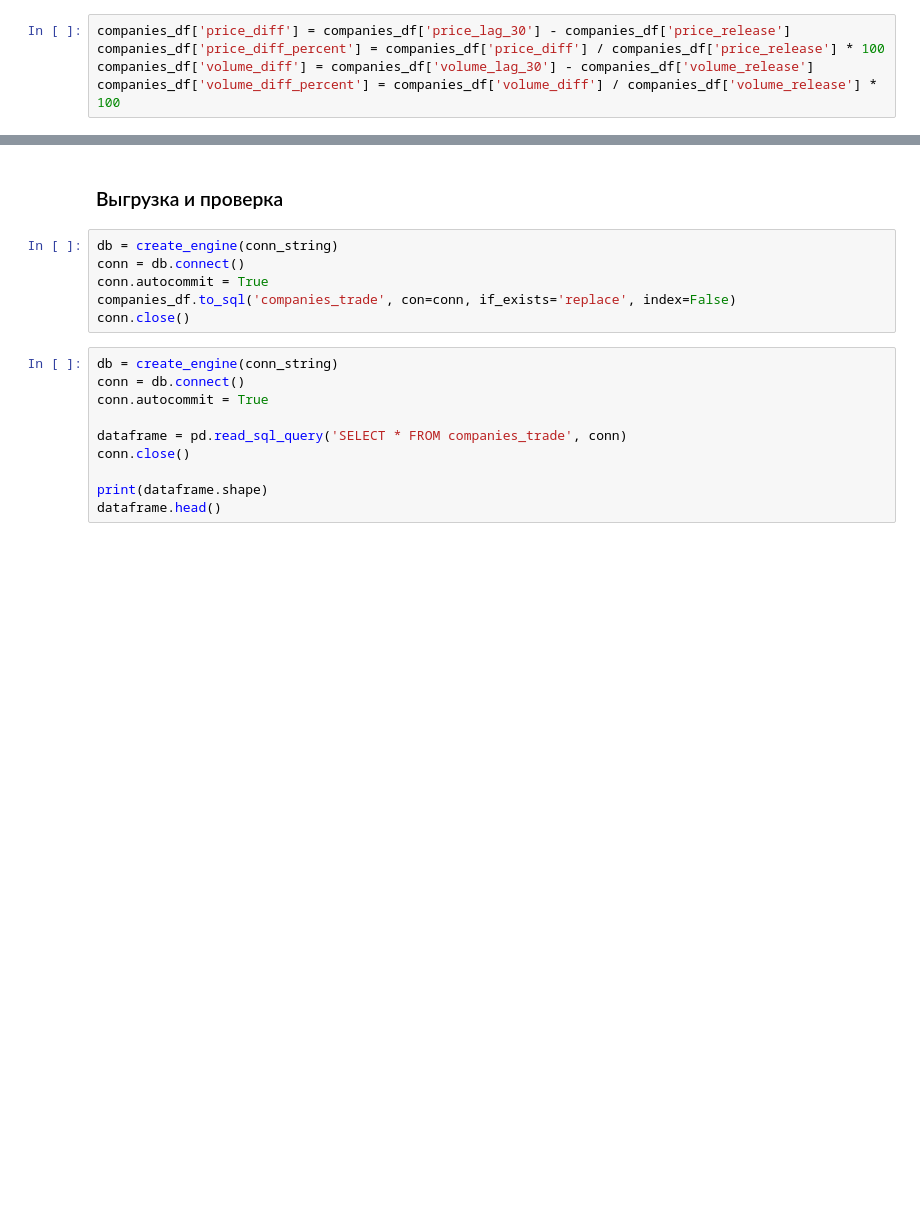
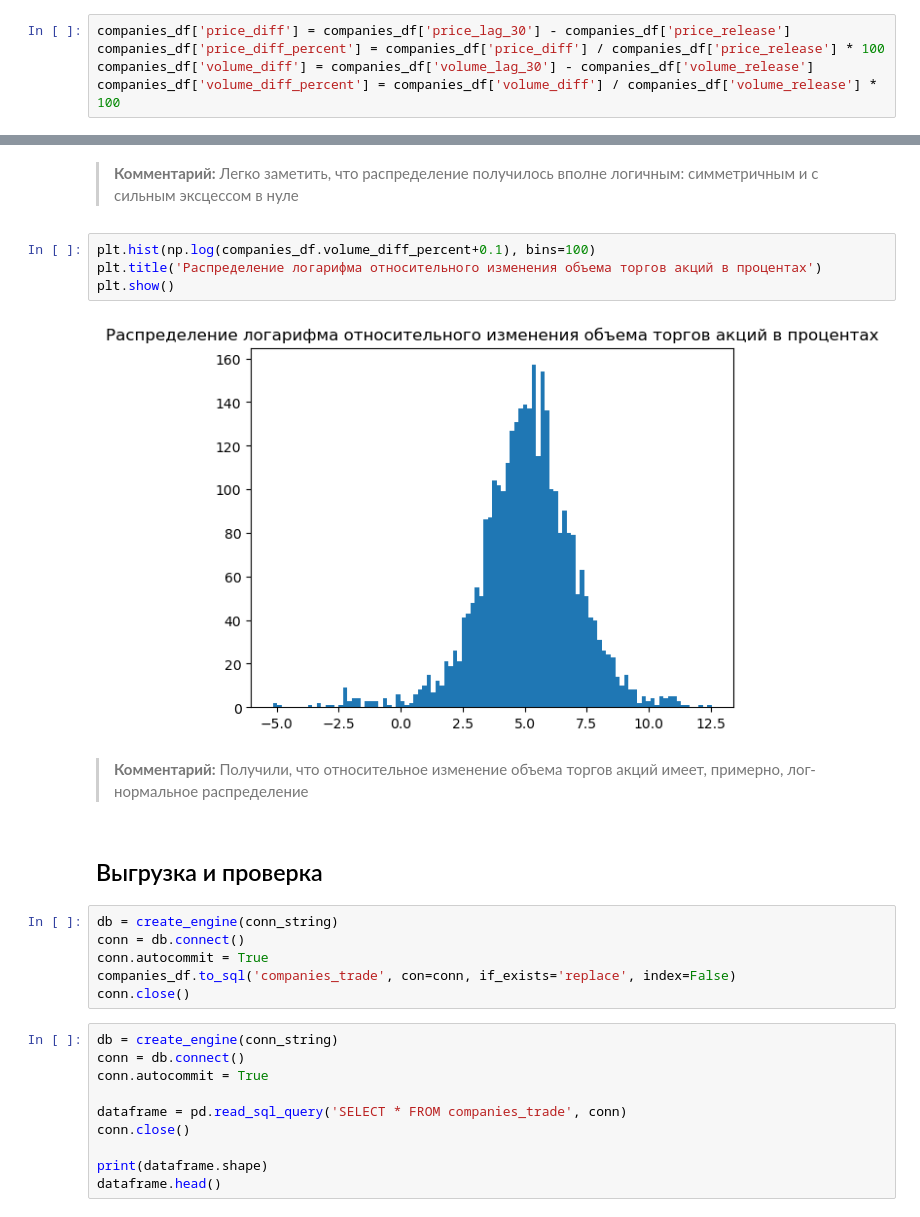
Before and after one commit to FlameInBrainSerj/project_news_graph, a Jupyter notebook: Modeling/trade_data_integration.ipynb, the cells around one changed output, grey strips where cells are left out. Drawn from its saved outputs; the diff is of its cells as text; blank space fills up the shorter version.

```diff
--- a/Modeling/trade_data_integration.ipynb
+++ b/Modeling/trade_data_integration.ipynb
@@ -102,5 +97,15 @@ companies_df
+# %% [markdown]
+> **Комментарий:** Легко заметить, что распределение получилось вполне логичным: симметричным и с сильным эксцессом в нуле
+# %%
+plt.hist(np.log(companies_df.volume_diff_percent+0.1), bins=100)
+plt.title('Распределение логарифма относительного изменения объема торгов акций в процентах')
+plt.show()
+# %% [output]
+[figure, added]
+# %% [markdown]
+> **Комментарий:** Получили, что относительное изменение объема торгов акций имеет, примерно, лог-нормальное распределение
 # %% [markdown]
-### Выгрузка и проверка
+## Выгрузка и проверка
 # %%
 db = create_engine(conn_string)
 conn = db.connect()
```
Also changed, not shown: parts of 46 cells of this notebook.
